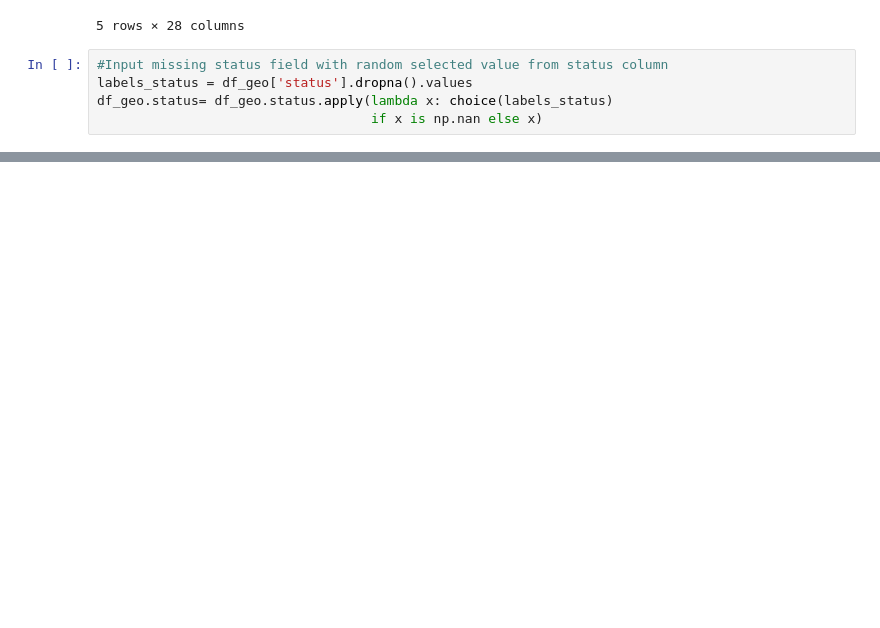
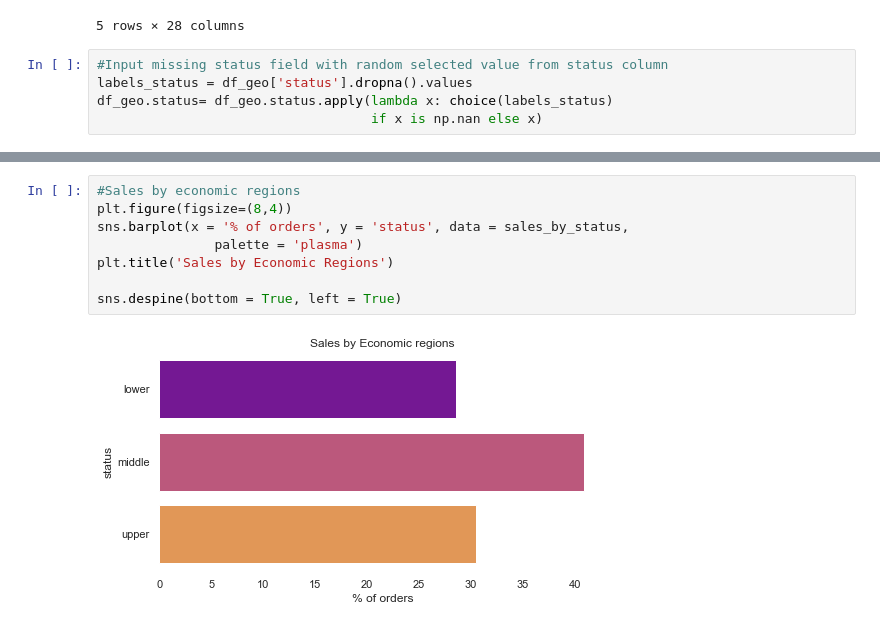
Before and after one commit to diana-kungu/E-commerce-RFM-Analysis, a Jupyter notebook: aws-retail-updated.ipynb, the cells around one changed output, grey strips where cells are left out. Drawn from its saved outputs; the diff is of its cells as text; blank space fills up the shorter version.

```diff
--- a/aws-retail-updated.ipynb
+++ b/aws-retail-updated.ipynb
@@ -499,0 +503,10 @@ sales_by_status
+# %%
+#Sales by economic regions
+plt.figure(figsize=(8,4))
+sns.barplot(x = '% of orders', y = 'status', data = sales_by_status,
+               palette = 'plasma')
+plt.title('Sales by Economic Regions')
+
+sns.despine(bottom = True, left = True)
+# %% [output]
+[figure, added]
```
Also changed, not shown: parts of 6 cells of this notebook.
